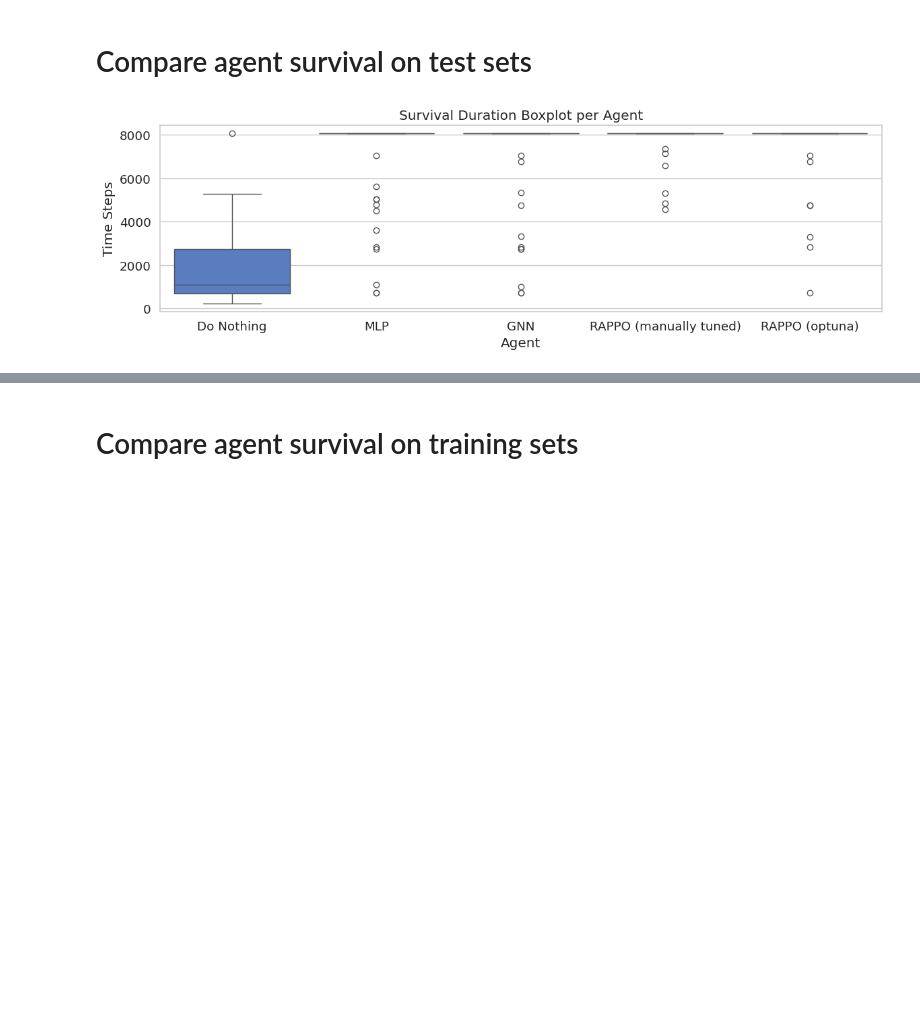
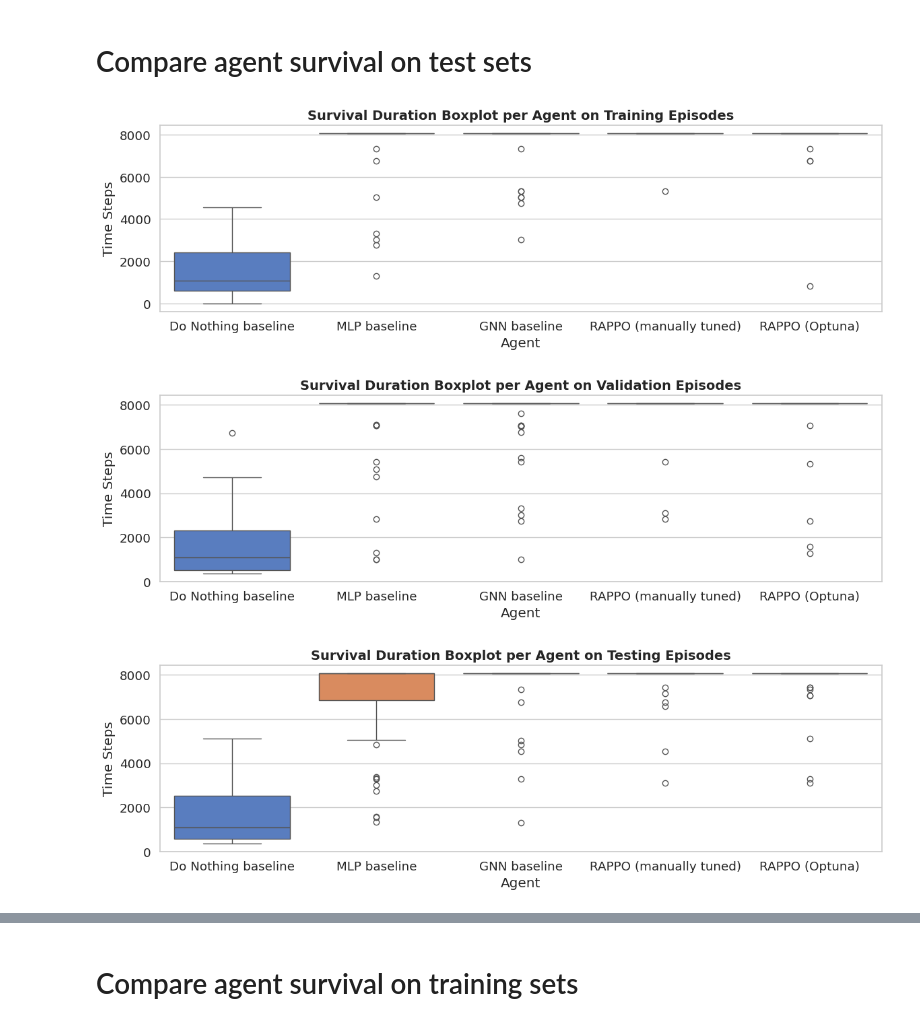
Before and after one commit to HansDampf37/NRI-for-explainable-RL-in-Power-Grids, a Jupyter notebook: src/visualization/visualize_agent_eval_results.ipynb, the cells around one changed output, grey strips where cells are left out. Drawn from its saved outputs; the diff is of its cells as text; code cells hidden in the pictures; blank space fills up the shorter version.

```diff
--- a/src/visualization/visualize_agent_eval_results.ipynb
+++ b/src/visualization/visualize_agent_eval_results.ipynb
@@ -18,30 +19,34 @@ from src.visualization import get_evaluation_metrics, visualize_agent_survival,
 # %% [markdown]
 # Compare agent survival on test sets
-# %%
-
-
-ppo_gnn_metrics = get_evaluation_metrics(Path("/home/adrian/Dev/NRI-for-explainable-RL-in-Power-Grids/results/experiments/1001_compare_all/GNN_CustomPPO_0_47ac9_2026-01-09_19-01-53/evaluations"), "GNN")
-ppo_mlp_metrics = get_evaluation_metrics(Path("/home/adrian/Dev/NRI-for-explainable-RL-in-Power-Grids/results/experiments/1001_compare_all/MLP_CustomPPO_0_98de8_2026-01-09_19-04-10/evaluations"), "MLP (now)")
-# ppo_nri_gnn_metrics = get_evaluation_metrics(Path("/home/adrian/Dev/NRI-for-explainable-RL-in-Power-Grids/results/experiments/1001_compare_all/NRI_GNN_CustomPPO_0_b4e4e_2026-01-09_19-55-03/evaluations"), "NRI-GNN")
-ppo_ra_gnn_metrics = get_evaluation_metrics(Path("/home/adrian/Schreibtisch/1801_rappo_with_anneal_different_betas/CustomPPO_0_5448b_2026-01-18_14-26-43/evaluations/"), "RA-GNN")
-#ppo_ra_gnn_low_beta_metrics = get_evaluation_metrics(Path("/home/adrian/Dev/NRI-for-explainable-RL-in-Power-Grids/results/experiments/1201_ragnn_prior1_high_beta_temp0_like_gnn/CustomPPO_0_420a7_2026-01-12_13-21-44/evaluations"), "GNN-like")
-old_ppo_performance = get_evaluation_metrics(Path("/home/adrian/Schreibtisch/improve_baseline/evaluations/baselines/ppo/mlp_2025-12-13_17-39-58_510/checkpoints/checkpoint_100000/agent/val/"), "MLP (previously)")
-reco = get_evaluation_metrics(Path("/home/adrian/Dev/NRI-for-explainable-RL-in-Power-Grids/results/evaluations/reco_powerline_agent/val"), "Do Nothing")
-mlp_rainbow = get_evaluation_metrics(Path("/home/adrian/Schreibtisch/1901/1901_rainbow_baselines/CustomPPO_0_98414_2026-01-19_18-23-39_MLP/evaluations/"), "Rainbow MLP")
-nri_rainbow = get_evaluation_metrics(Path("/home/adrian/Schreibtisch/1901/1901_rainbow_baselines/CustomPPO_0_9c9d6_2026-01-19_18-23-46_NRI/evaluations/"), "Rainbow NRI GNN")
-gnn_rainbow = get_evaluation_metrics(Path("/home/adrian/Schreibtisch/1901/1901_rainbow_baselines/CustomPPO_0_9c7db_2026-01-19_18-23-46_GNN/evaluations/"), "Rainbow GNN")
-rappo_rainbow = get_evaluation_metrics(Path("/home/adrian/Schreibtisch/1901/1901_rainbow_rappo_with_anneal_different_betas/CustomPPO_0_99337_2026-01-19_18-23-41/evaluations/"), "Rainbow RAPPO")
-mlp = get_evaluation_metrics(Path("/home/adrian/Schreibtisch/1901/1901_baselines/CustomPPO_0_48ac9_2026-01-19_14-39-31_MLP/evaluations/"), "MLP")
-nri = get_evaluation_metrics(Path("/home/adrian/Schreibtisch/1901/1901_baselines/CustomPPO_0_4eebd_2026-01-19_14-39-41_NRI/evaluations/"), "NRI consensus graph")
-gnn = get_evaluation_metrics(Path("/home/adrian/Schreibtisch/1901/1901_baselines/CustomPPO_0_4cbd2_2026-01-19_14-39-38_GNN/evaluations/"), "GNN")
-rappo = get_evaluation_metrics(Path("/home/adrian/Schreibtisch/1901/1901_rappo_with_anneal_different_betas/CustomPPO_0_426b7_2026-01-19_10-28-48/evaluations/"), "RAPPO (manually tuned)")
-fixed_rappo = get_evaluation_metrics(Path("/home/adrian/Schreibtisch/3001_baselines/CustomPPO_0_5c5fd_2026-01-30_13-01-07/evaluations/"), "RAPPO essence graph")
-rappognn = get_evaluation_metrics(Path("/home/adrian/Schreibtisch/0201_baselines/CustomPPO_0_37fb5_2026-02-02_11-52-07/evaluations/"), "RAPPO-GNN")
-rappo_new = get_evaluation_metrics(Path("/home/adrian/Schreibtisch/0302_OPT_RAGNN/CustomPPO_3087133_5b7242a3_2026-02-03_14-17-38/evaluations/"), "RAPPO (optuna)")
-to_be_compared = [reco, mlp, gnn, rappo, rappo_new]# rappognn, fixed_rappo, rappo, rappo_new]#reco, mlp_rainbow, gnn, nri, rappo, rappognn]#, rappo]
-to_be_compared_fixed_graphs = [gnn, rappo, nri, fixed_rappo]
-
-visualize_agent_survival(to_be_compared, save_to=Path("../../results/comparisons/baselines_vs_rappo.svg"), show=False)
-visualize_agent_survival(to_be_compared, save_to=Path("../../results/comparisons/baselines_vs_rappo.png"), show=True)
-# %% [output]
-[figure, removed]
+# %%
+gnn_test = get_evaluation_metrics(Path("/home/adriandegenolb/Dev/NRI-for-explainable-RL-in-Power-Grids/results/evaluations/GNN/CustomPPO_0_4cbd2_2026-01-19_14-39-38_GNN/test"), "GNN baseline")
+gnn_train = get_evaluation_metrics(Path("/home/adriandegenolb/Dev/NRI-for-explainable-RL-in-Power-Grids/results/evaluations/GNN/CustomPPO_0_4cbd2_2026-01-19_14-39-38_GNN/train"), "GNN baseline")
+gnn_val = get_evaluation_metrics(Path("/home/adriandegenolb/Dev/NRI-for-explainable-RL-in-Power-Grids/results/evaluations/GNN/CustomPPO_0_4cbd2_2026-01-19_14-39-38_GNN/val"), "GNN baseline")
+
+mlp_test = get_evaluation_metrics(Path("/home/adriandegenolb/Dev/NRI-for-explainable-RL-in-Power-Grids/results/evaluations/MLP/CustomPPO_0_48ac9_2026-01-19_14-39-31_MLP/test"),   "MLP baseline")
+mlp_train = get_evaluation_metrics(Path("/home/adriandegenolb/Dev/NRI-for-explainable-RL-in-Power-Grids/results/evaluations/MLP/CustomPPO_0_48ac9_2026-01-19_14-39-31_MLP/train"), "MLP baseline")
+mlp_val = get_evaluation_metrics(Path("/home/adriandegenolb/Dev/NRI-for-explainable-RL-in-Power-Grids/results/evaluations/MLP/CustomPPO_0_48ac9_2026-01-19_14-39-31_MLP/val"),     "MLP baseline")
+
+rappo_test = get_evaluation_metrics(Path("/home/adriandegenolb/Dev/NRI-for-explainable-RL-in-Power-Grids/results/evaluations/RAPPO/CustomPPO_0_426b7_2026-01-19_10-28-48/test"),   "RAPPO (manually tuned)")
+rappo_train = get_evaluation_metrics(Path("/home/adriandegenolb/Dev/NRI-for-explainable-RL-in-Power-Grids/results/evaluations/RAPPO/CustomPPO_0_426b7_2026-01-19_10-28-48/train"), "RAPPO (manually tuned)")
+rappo_val = get_evaluation_metrics(Path("/home/adriandegenolb/Dev/NRI-for-explainable-RL-in-Power-Grids/results/evaluations/RAPPO/CustomPPO_0_426b7_2026-01-19_10-28-48/val"),     "RAPPO (manually tuned)")
+
+rappo_opt_test = get_evaluation_metrics(Path("/home/adriandegenolb/Dev/NRI-for-explainable-RL-in-Power-Grids/results/evaluations/RAPPO_optuna/CustomPPO_3087133_5b7242a3_2026-02-03_14-17-38/test"),   "RAPPO (Optuna)")
+rappo_opt_train = get_evaluation_metrics(Path("/home/adriandegenolb/Dev/NRI-for-explainable-RL-in-Power-Grids/results/evaluations/RAPPO_optuna/CustomPPO_3087133_5b7242a3_2026-02-03_14-17-38/train"), "RAPPO (Optuna)")
+rappo_opt_val = get_evaluation_metrics(Path("/home/adriandegenolb/Dev/NRI-for-explainable-RL-in-Power-Grids/results/evaluations/RAPPO_optuna/CustomPPO_3087133_5b7242a3_2026-02-03_14-17-38/val"),     "RAPPO (Optuna)")
+
+dn_test = get_evaluation_metrics(Path("/home/adriandegenolb/Dev/NRI-for-explainable-RL-in-Power-Grids/results/evaluations/heuristic_agents/do_nothing_agent/test"),   "Do Nothing baseline")
+dn_train = get_evaluation_metrics(Path("/home/adriandegenolb/Dev/NRI-for-explainable-RL-in-Power-Grids/results/evaluations/heuristic_agents/do_nothing_agent/train"), "Do Nothing baseline")
+dn_val = get_evaluation_metrics(Path("/home/adriandegenolb/Dev/NRI-for-explainable-RL-in-Power-Grids/results/evaluations/heuristic_agents/do_nothing_agent/val"),     "Do Nothing baseline")
+
+test = [dn_test, mlp_test, gnn_test, rappo_test, rappo_opt_test]
+train = [dn_train, mlp_train, gnn_train, rappo_train, rappo_opt_train]
+val = [dn_val, mlp_val, gnn_val, rappo_val, rappo_opt_val]
+
+visualize_agent_survival(train, save_to=Path("../../results/comparisons/comp_train.svg"), title="Survival Duration Boxplot per Agent on Training Episodes", show=True)
+visualize_agent_survival(val, save_to=Path("../../results/comparisons/comp_val.svg"), title="Survival Duration Boxplot per Agent on Validation Episodes", show=True)
+visualize_agent_survival(test, save_to=Path("../../results/comparisons/comp_test.svg"), title="Survival Duration Boxplot per Agent on Testing Episodes", show=True)
+# %% [output]
+[figure, added]
+[figure, added]
+[figure, added]
```
Also changed, not shown: parts of 3 cells of this notebook, 3 other files.
